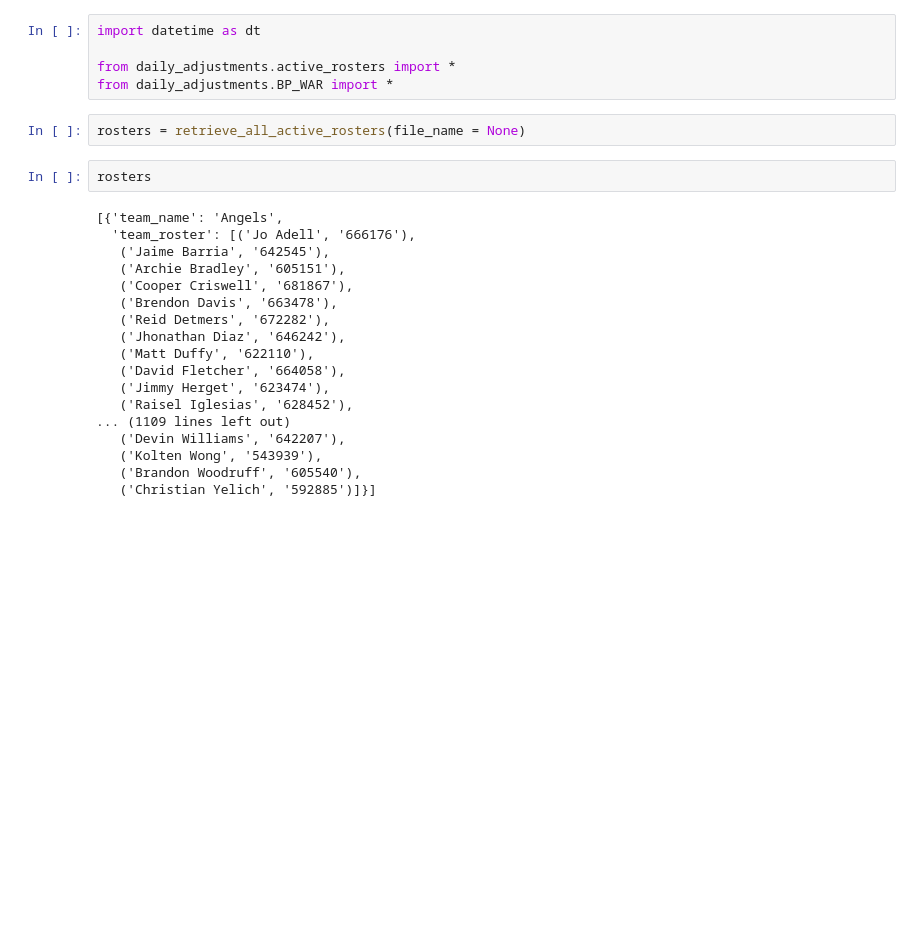
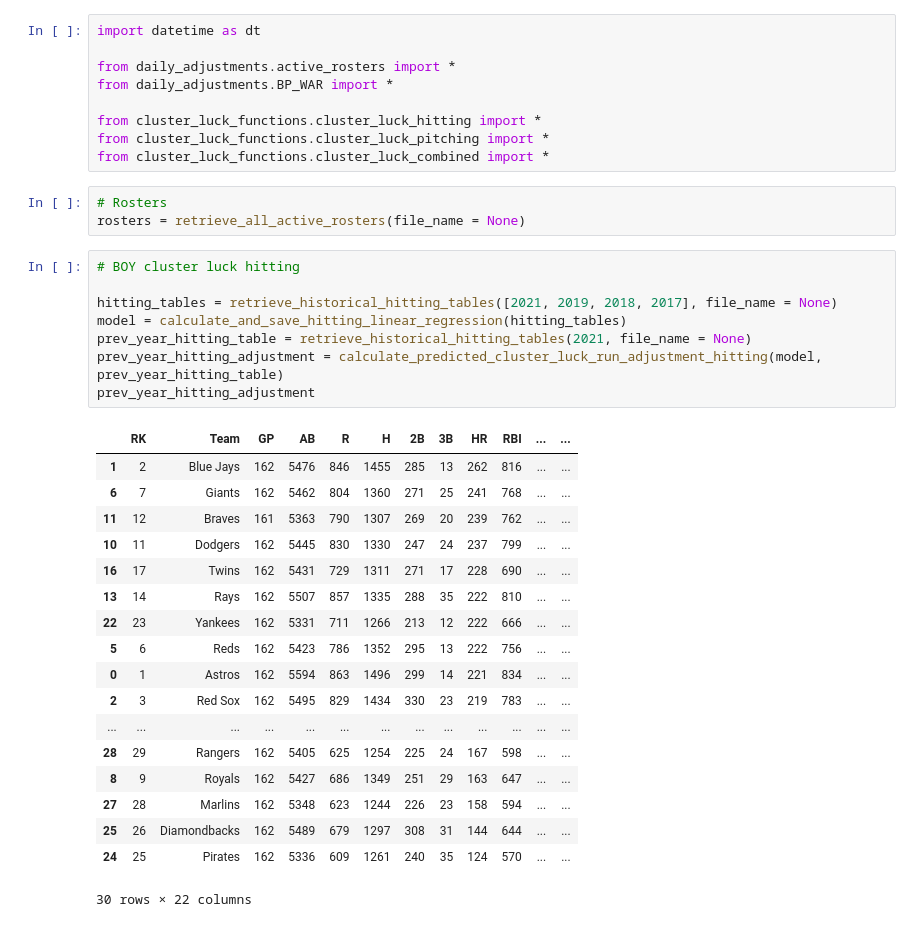
Before and after one commit to hsinger24/Baseball-Betting, a Jupyter notebook: sandbox.ipynb, the cells around one changed output. Saved outputs shown, nothing was run; the diff lists cells and outputs as text; blank space fills up the shorter version.

Commit message:
BOY cluster luck functions audit first pass

```diff
--- a/sandbox.ipynb
+++ b/sandbox.ipynb
@@ -3,25 +3,37 @@ import datetime as dt
 
 from daily_adjustments.active_rosters import *
 from daily_adjustments.BP_WAR import *
+
+from cluster_luck_functions.cluster_luck_hitting import *
+from cluster_luck_functions.cluster_luck_pitching import *
+from cluster_luck_functions.cluster_luck_combined import *
 # %%
+# Rosters
 rosters = retrieve_all_active_rosters(file_name = None)
-# %%
-rosters
-# %% [output]
-[{'team_name': 'Angels',
-  'team_roster': [('Jo Adell', '666176'),
-   ('Jaime Barria', '642545'),
-   ('Archie Bradley', '605151'),
-   ('Cooper Criswell', '681867'),
-   ('Brendon Davis', '663478'),
-   ('Reid Detmers', '672282'),
-   ('Jhonathan Diaz', '646242'),
-   ('Matt Duffy', '622110'),
-   ('David Fletcher', '664058'),
-   ('Jimmy Herget', '623474'),
-   ('Raisel Iglesias', '628452'),
-... (1109 lines left out)
-   ('Devin Williams', '642207'),
-   ('Kolten Wong', '543939'),
-   ('Brandon Woodruff', '605540'),
-   ('Christian Yelich', '592885')]}]
+# %%
+# BOY cluster luck hitting
+
+hitting_tables = retrieve_historical_hitting_tables([2021, 2019, 2018, 2017], file_name = None)
+model = calculate_and_save_hitting_linear_regression(hitting_tables)
+prev_year_hitting_table = retrieve_historical_hitting_tables(2021, file_name = None)
+prev_year_hitting_adjustment = calculate_predicted_cluster_luck_run_adjustment_hitting(model, prev_year_hitting_table)
+prev_year_hitting_adjustment
+# %% [output]
+|  | RK | Team | GP | AB | R | H | 2B | 3B | HR | RBI | ... | ... |
+| 1 | 2 | Blue Jays | 162 | 5476 | 846 | 1455 | 285 | 13 | 262 | 816 | ... | ... |
+| 6 | 7 | Giants | 162 | 5462 | 804 | 1360 | 271 | 25 | 241 | 768 | ... | ... |
+| 11 | 12 | Braves | 161 | 5363 | 790 | 1307 | 269 | 20 | 239 | 762 | ... | ... |
+| 10 | 11 | Dodgers | 162 | 5445 | 830 | 1330 | 247 | 24 | 237 | 799 | ... | ... |
+| 16 | 17 | Twins | 162 | 5431 | 729 | 1311 | 271 | 17 | 228 | 690 | ... | ... |
+| 13 | 14 | Rays | 162 | 5507 | 857 | 1335 | 288 | 35 | 222 | 810 | ... | ... |
+| 22 | 23 | Yankees | 162 | 5331 | 711 | 1266 | 213 | 12 | 222 | 666 | ... | ... |
+| 5 | 6 | Reds | 162 | 5423 | 786 | 1352 | 295 | 13 | 222 | 756 | ... | ... |
+| 0 | 1 | Astros | 162 | 5594 | 863 | 1496 | 299 | 14 | 221 | 834 | ... | ... |
+| 2 | 3 | Red Sox | 162 | 5495 | 829 | 1434 | 330 | 23 | 219 | 783 | ... | ... |
+| ... | ... | ... | ... | ... | ... | ... | ... | ... | ... | ... | ... | ... |
+| 28 | 29 | Rangers | 162 | 5405 | 625 | 1254 | 225 | 24 | 167 | 598 | ... | ... |
+| 8 | 9 | Royals | 162 | 5427 | 686 | 1349 | 251 | 29 | 163 | 647 | ... | ... |
+| 27 | 28 | Marlins | 162 | 5348 | 623 | 1244 | 226 | 23 | 158 | 594 | ... | ... |
+| 25 | 26 | Diamondbacks | 162 | 5489 | 679 | 1297 | 308 | 31 | 144 | 644 | ... | ... |
+| 24 | 25 | Pirates | 162 | 5336 | 609 | 1261 | 240 | 35 | 124 | 570 | ... | ... |
+30 rows × 22 columns
```
Also changed, not shown: parts of 2 cells of this notebook, 1 other file.
